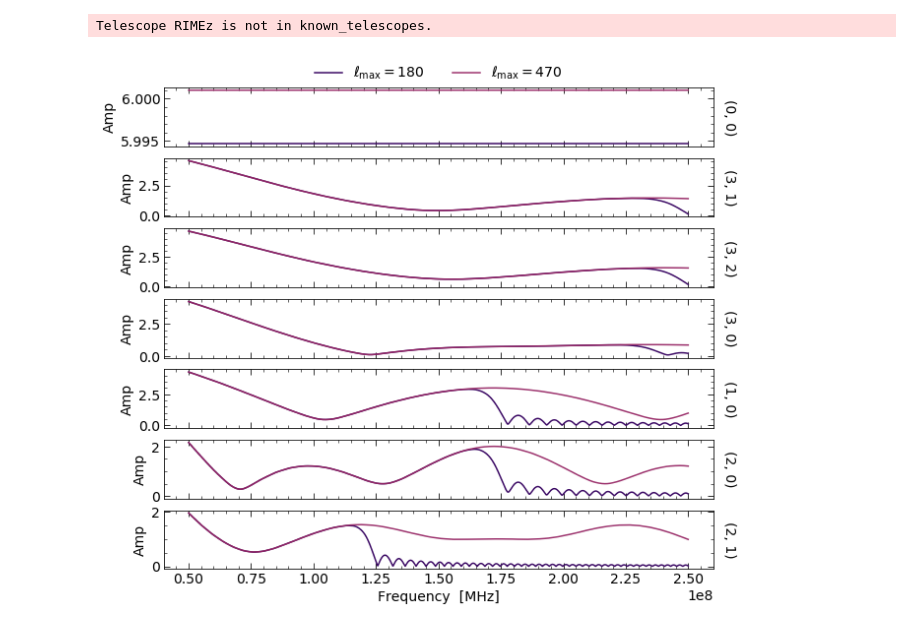
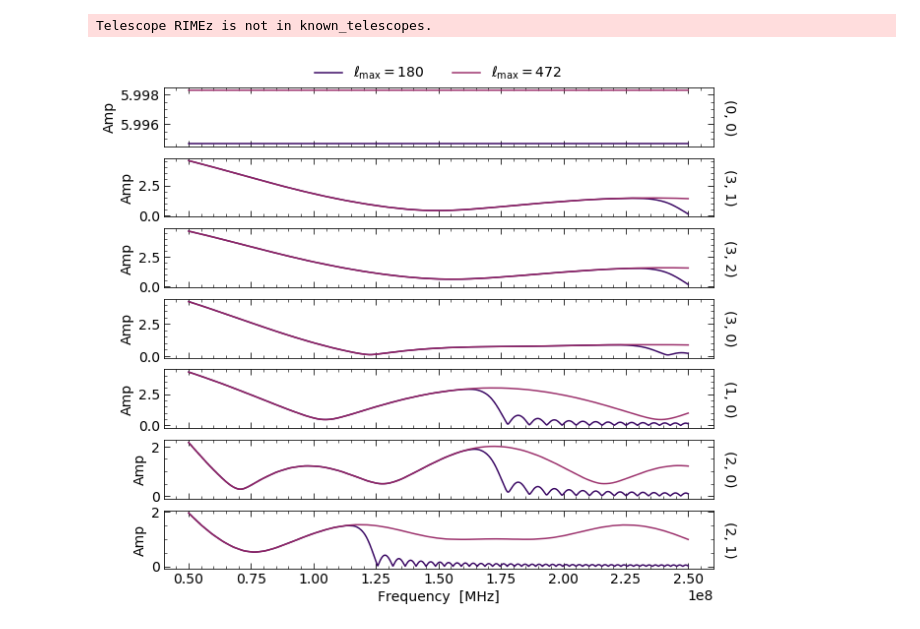
Before and after one commit to HERA-Team/hera-validation, a Jupyter notebook: test-series/-1/test-neg1.1.0.ipynb, the cells around one changed output. Cells and saved outputs as stored; diff of their text form; code cells hidden in the pictures.

```diff
--- a/test-series/-1/test-neg1.1.0.ipynb
+++ b/test-series/-1/test-neg1.1.0.ipynb
@@ -463,7 +462,8 @@ fig, ax = plt.subplots(len(bls_13), 2, sharex='col', figsize=(14, 9))
 plot_freq_axis(uvd_ref_13['uniform'], uvd_rimez_13['uniform'], bls_13, ax=ax, component='phase')
 for axis in ax[:, 0]:
     axis.set_ylim([-np.pi, np.pi])
-for i in [1, 4, 5]:
-    ax[i, 1].set_ylim([-0.025, 0.05])
+ax[1, 1].set_ylim([-0.015, 0.005])
+ax[3, 1].set_ylim([-0.01, 0.025])
+ax[4, 1].set_ylim([-0.01, 0.03])
 fig.tight_layout()
 # %% [output]
@@ -603,14 +622,12 @@ fig.tight_layout()
 #### Long frequency axis
 # %%
 lmax180_freq_path = os.path.join(rimez_path, 'conjugated/rimez_1.3_uniform_lmax180.uvh5')
-lmax470_freq_path = os.path.join(rimez_path, 'conjugated/rimez_1.3_uniform_lmax470.uvh5')
-# lmax472_freq_path = os.path.join(rimez_path, 'rimez_1.3_uniform_lmax472.uvh5')
-uvd_lmax_freq = {'180': UVData(), '470': UVData()}
+lmax472_freq_path = os.path.join(rimez_path, 'rimez_1.3_uniform_lmax472.uvh5')
+uvd_lmax_freq = {'180': UVData(), '472': UVData()}
 uvd_lmax_freq['180'].read(lmax180_freq_path, run_check_acceptability=False)
-uvd_lmax_freq['470'].read(lmax470_freq_path, run_check_acceptability=False)
-# uvd_lmax_freq['472'].read(lmax472_freq_path, run_check_acceptability=False)
+uvd_lmax_freq['472'].read(lmax472_freq_path, run_check_acceptability=False)
 
-# conjugate the RIMEz data to the pyuvsim convention (ant2 < ant1)
+# conjugate the RIMEz data
 for beam in uvd_lmax_freq.keys():
     uvd_lmax_freq[beam].conjugate_bls(convention='ant2<ant1')
 # %% [output]
@@ -618,25 +635,23 @@ Telescope RIMEz is not in known_telescopes.
 # %%
 # overplot the amplitudes
 fig, ax = plt.subplots(len(bls_13), 1, sharex='col', figsize=(10, 9))
 for i, bl in enumerate(bls_13):
     ant1, ant2 = uvd_lmax_freq['180'].baseline_to_antnums(bl)
     key = (ant1, ant2, 'ee')
 
-    # Overplot the visibilities in the left column
+    # overplot the visibilities
     freqs = np.unique(uvd_lmax_freq['180'].freq_array)
     lmax180_data = np.abs(uvd_lmax_freq['180'].get_data(key))
-    lmax470_data = np.abs(uvd_lmax_freq['470'].get_data(key))
-    # lmax472_data = np.abs(uvd_lmax_freq['472'].get_data(key))
+    lmax472_data = np.abs(uvd_lmax_freq['472'].get_data(key))
     ax[i].plot(freqs, lmax180_data[0], c='#3B0964', label=r'$\ell_\mathrm{max} = 180$')
-    ax[i].plot(freqs, lmax470_data[0], c='#972765', alpha=0.95, label=r'$\ell_\mathrm{max} = 470$')
-    # ax[i].plot(freqs, lmax472_data[0], c='#972765', alpha=0.95, label=r'$\ell_\mathrm{max} = 472$')
+    ax[i].plot(freqs, lmax472_data[0], c='#972765', alpha=0.95, label=r'$\ell_\mathrm{max} = 472$')
 
-    # Formatting things
+    # formatting things
     ax[i].set_ylabel('Amp', fontsize=14)
     ax[i].text(1.03, 0.5, '({}, {})'.format(ant1, ant2), fontsize=14, ha='center',
                va='center', rotation=270, transform=ax[i].transAxes)
 
 ax[-1].set_xlabel('Frequency  [MHz]', fontsize=14)
 ax[0].legend(loc='center', ncol=2, fontsize=14, frameon=False, bbox_to_anchor=(0.5, 1.25));
 # %% [output]
-[figure, old version]
+[figure, new version]
```
Also changed, not shown: parts of 14 cells of this notebook.
